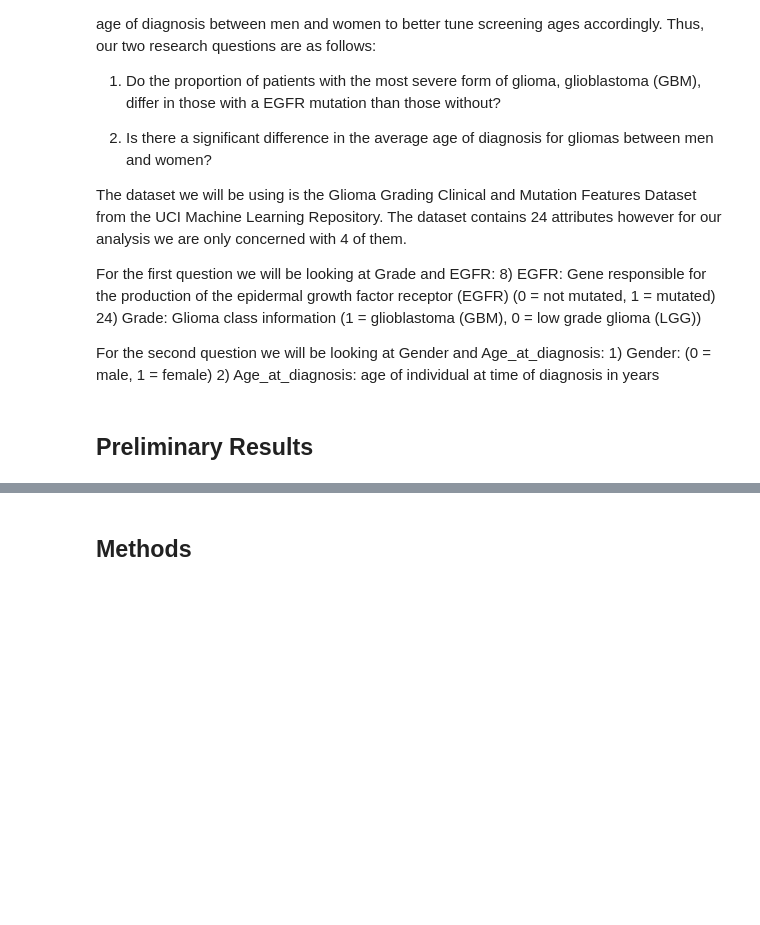
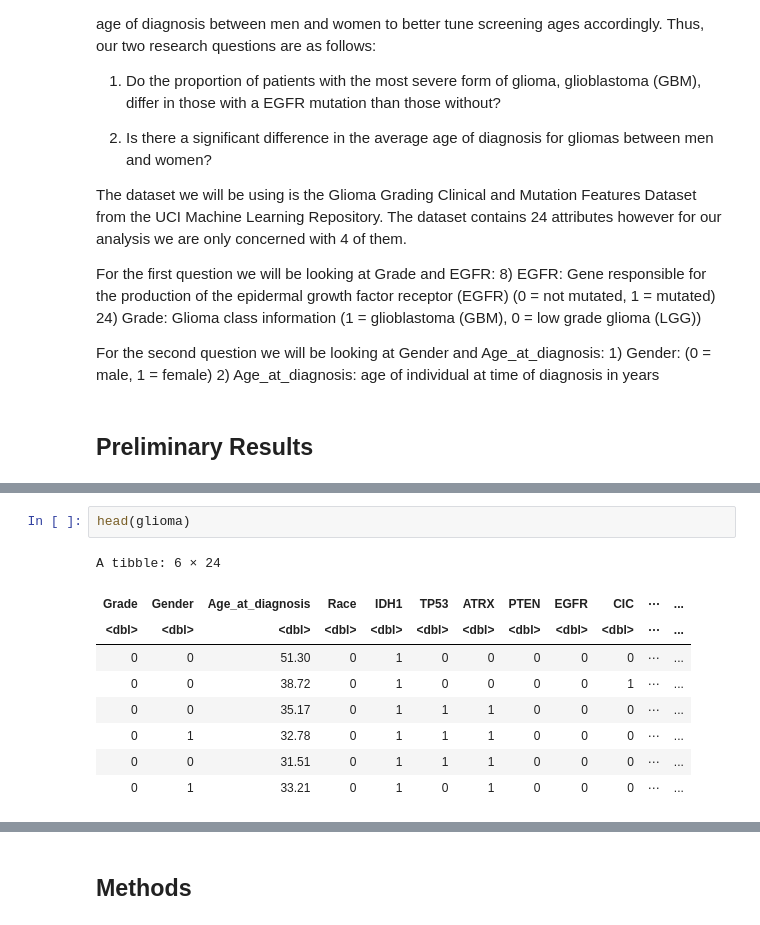
Before and after one commit to Lucien950/stat-201-group-15, a Jupyter notebook: project_proposal.ipynb, the cells around one changed output, grey strips where cells are left out. Saved outputs shown, nothing was run; the diff lists cells and outputs as text; blank space fills up the shorter version.

```diff
--- a/project_proposal.ipynb
+++ b/project_proposal.ipynb
@@ -23,0 +59,12 @@ For the second question we will be looking at Gender and Age_at_diagnosis:
+# %%
+head(glioma)
+# %% [output]
+A tibble: 6 × 24
+| Grade | Gender | Age_at_diagnosis | Race | IDH1 | TP53 | ATRX | PTEN | EGFR | CIC | ⋯ | ... |
+| <dbl> | <dbl> | <dbl> | <dbl> | <dbl> | <dbl> | <dbl> | <dbl> | <dbl> | <dbl> | ⋯ | ... |
+| 0 | 0 | 51.30 | 0 | 1 | 0 | 0 | 0 | 0 | 0 | ⋯ | ... |
+| 0 | 0 | 38.72 | 0 | 1 | 0 | 0 | 0 | 0 | 1 | ⋯ | ... |
+| 0 | 0 | 35.17 | 0 | 1 | 1 | 1 | 0 | 0 | 0 | ⋯ | ... |
+| 0 | 1 | 32.78 | 0 | 1 | 1 | 1 | 0 | 0 | 0 | ⋯ | ... |
+| 0 | 0 | 31.51 | 0 | 1 | 1 | 1 | 0 | 0 | 0 | ⋯ | ... |
+| 0 | 1 | 33.21 | 0 | 1 | 0 | 1 | 0 | 0 | 0 | ⋯ | ... |
```
Also changed, not shown: parts of 18 cells of this notebook, 2 other files.
